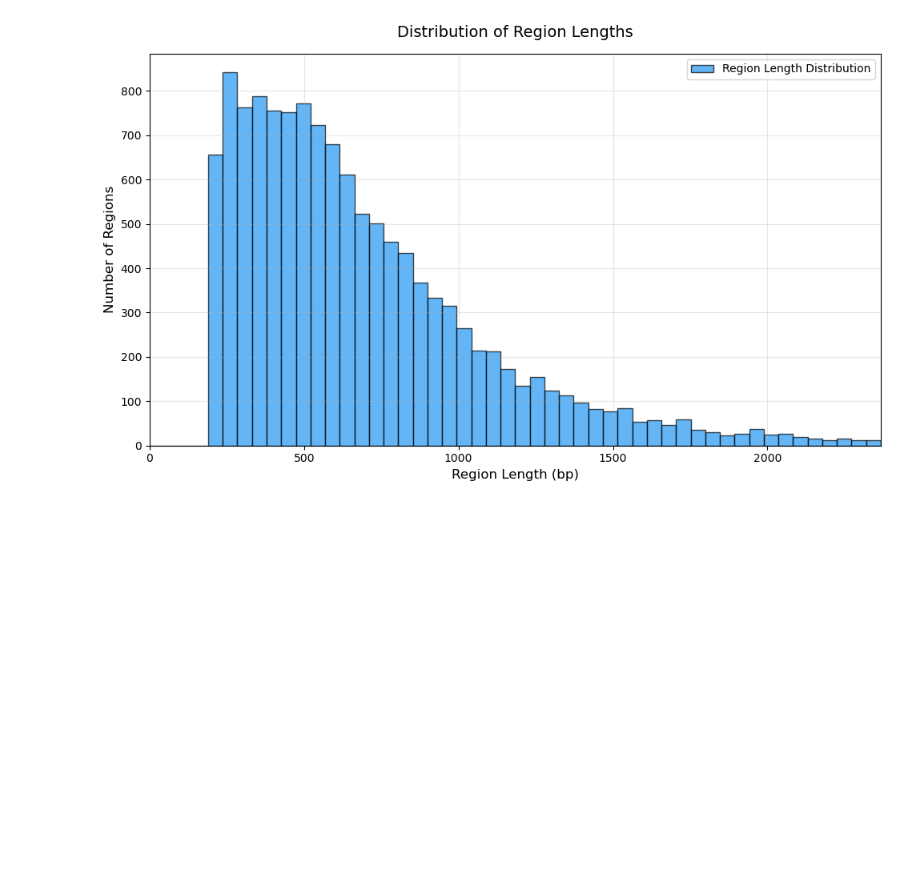
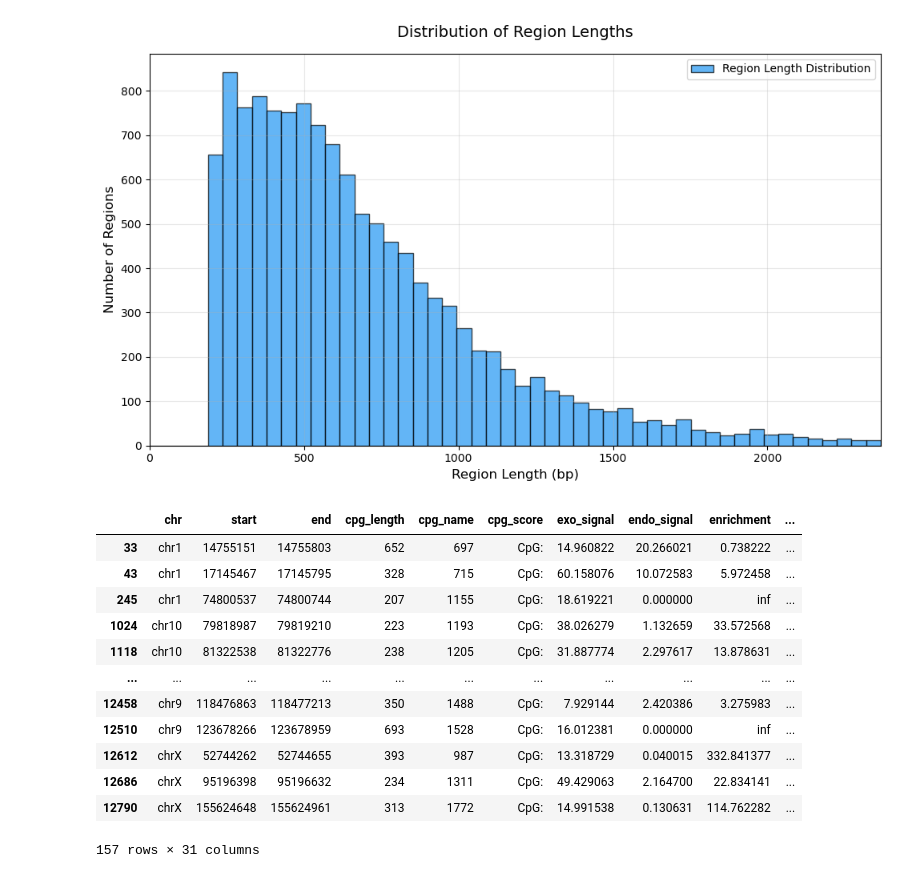
Before and after one commit to michal7kw/SRF_MeCP2_CUTandTAG, a Jupyter notebook: iterative_alternative/code7_cpg_enrichment/nsc/no_dedup/individual_samples/broad/across_cpgs_bw_signal_2_rep/Enrichment_analysis.ipynb, the cells around one changed output. Drawn from its saved outputs; the diff is of its cells as text; code cells hidden in the pictures; blank space fills up the shorter version.

```diff
--- a/iterative_alternative/code7_cpg_enrichment/nsc/no_dedup/individual_samples/broad/across_cpgs_bw_signal_2_rep/Enrichment_analysis.ipynb
+++ b/iterative_alternative/code7_cpg_enrichment/nsc/no_dedup/individual_samples/broad/across_cpgs_bw_signal_2_rep/Enrichment_analysis.ipynb
@@ -205,3 +205,19 @@ plt.tight_layout()
 plt.show()
 # %% [output]
 [figure]
+# %%
+exo_only_df
+# %% [output]
+|  | chr | start | end | cpg_length | cpg_name | cpg_score | exo_signal | endo_signal | enrichment | ... |
+| 33 | chr1 | 14755151 | 14755803 | 652 | 697 | CpG: | 14.960822 | 20.266021 | 0.738222 | ... |
+| 43 | chr1 | 17145467 | 17145795 | 328 | 715 | CpG: | 60.158076 | 10.072583 | 5.972458 | ... |
+| 245 | chr1 | 74800537 | 74800744 | 207 | 1155 | CpG: | 18.619221 | 0.000000 | inf | ... |
+| 1024 | chr10 | 79818987 | 79819210 | 223 | 1193 | CpG: | 38.026279 | 1.132659 | 33.572568 | ... |
+| 1118 | chr10 | 81322538 | 81322776 | 238 | 1205 | CpG: | 31.887774 | 2.297617 | 13.878631 | ... |
+| ... | ... | ... | ... | ... | ... | ... | ... | ... | ... | ... |
+| 12458 | chr9 | 118476863 | 118477213 | 350 | 1488 | CpG: | 7.929144 | 2.420386 | 3.275983 | ... |
+| 12510 | chr9 | 123678266 | 123678959 | 693 | 1528 | CpG: | 16.012381 | 0.000000 | inf | ... |
+| 12612 | chrX | 52744262 | 52744655 | 393 | 987 | CpG: | 13.318729 | 0.040015 | 332.841377 | ... |
+| 12686 | chrX | 95196398 | 95196632 | 234 | 1311 | CpG: | 49.429063 | 2.164700 | 22.834141 | ... |
+| 12790 | chrX | 155624648 | 155624961 | 313 | 1772 | CpG: | 14.991538 | 0.130631 | 114.762282 | ... |
+157 rows × 31 columns
```
Also changed, not shown: 3 other files.
